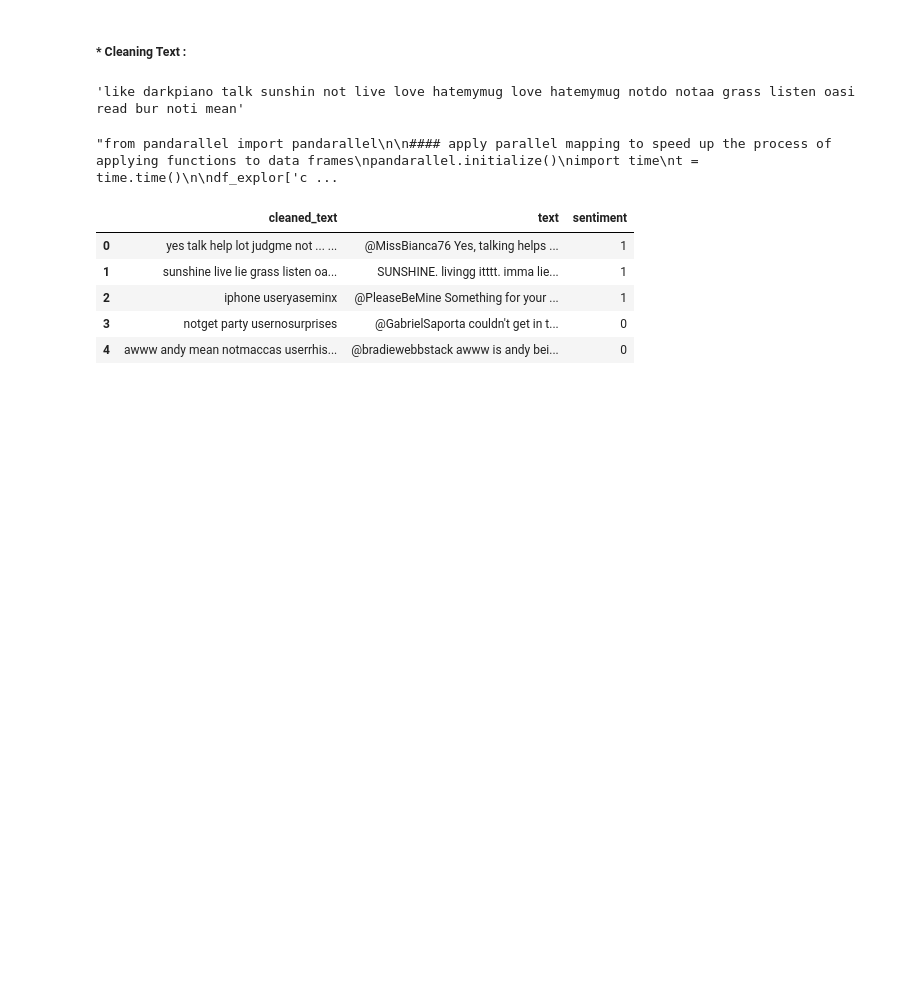
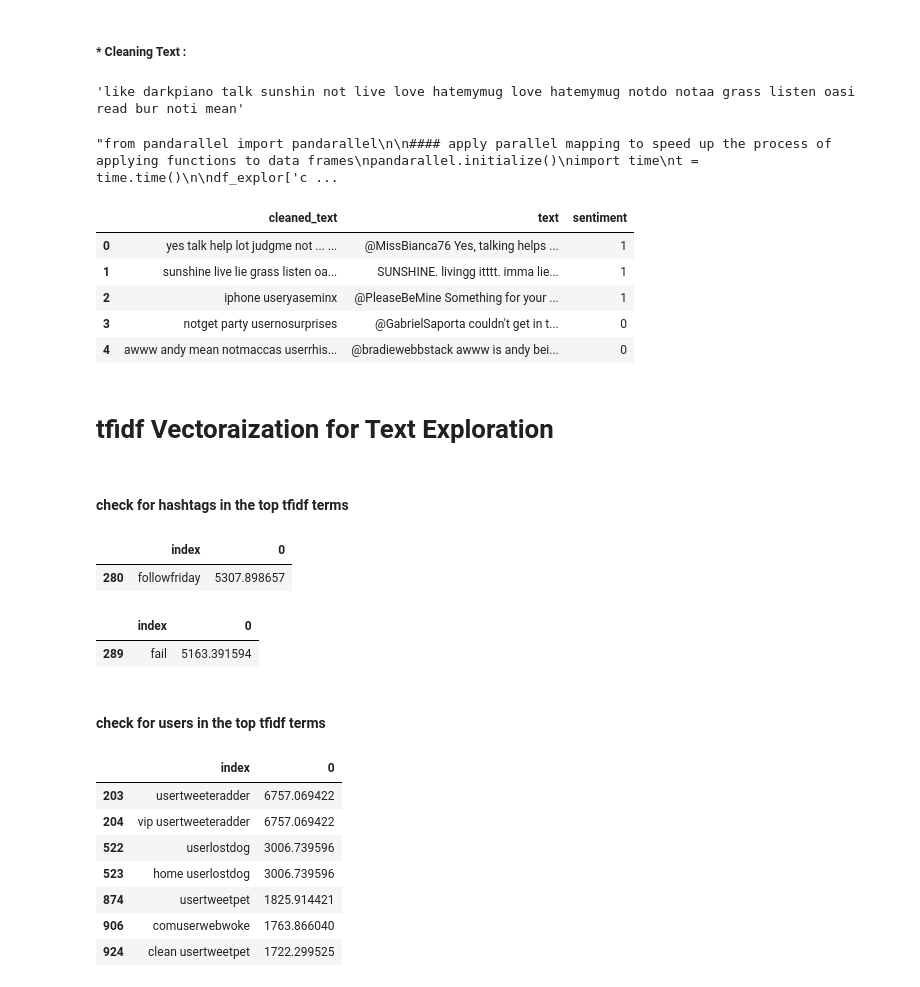
Before and after one commit to Mustafa-omer-mohammed/Tweets-Sentiment-Analysis-Binary-Classification-Problem, a Jupyter notebook: textual analysis.ipynb, the cells around one changed output. Saved outputs shown, nothing was run; the diff lists cells and outputs as text; code cells hidden in the pictures; blank space fills up the shorter version.

Commit message:
tfidf Vectoraization for Text Exploration
Implementing tfidf vectorizer to transform the text feature to tfidf matrix.

```diff
--- a/textual analysis.ipynb
+++ b/textual analysis.ipynb
@@ -379,3 +379,34 @@ df_explor[['cleaned_text' , 'text' , 'sentiment']][:5]
 | 2 | iphone useryaseminx | @PleaseBeMine Something for your ... | 1 |
 | 3 | notget party usernosurprises | @GabrielSaporta couldn't get in t... | 0 |
 | 4 | awww andy mean notmaccas userrhis... | @bradiewebbstack awww is andy bei... | 0 |
+# %% [markdown]
+# tfidf Vectoraization for Text Exploration
+# %%
+x = df_explor['cleaned_text']
+vectorizer = TfidfVectorizer(use_idf=True, norm=False , smooth_idf=True, lowercase=True ,ngram_range=(1,2), max_features=1000)
+vecs = vectorizer.fit_transform(x)
+feature_names = vectorizer.get_feature_names()
+dense = vecs.todense()
+lst1 = dense.tolist()
+df = pd.DataFrame(lst1, columns=feature_names)
+# df.head()
+# %%
+#take the tfidf values Sum accross all documents to \
+# sort the features in decending order accordingly
+freq = df.T.sum(axis=1)
+# %% [markdown]
+#### check for hashtags in the top tfidf terms
+# %%
+sorted_freq = freq.sort_values(ascending =False).reset_index()
+# %%
+sorted_freq[sorted_freq["index"]== "followfriday"]
+# %% [output]
+|  | index | 0 |
+| 280 | followfriday | 5307.898657 |
+# %%
+sorted_freq[sorted_freq["index"]== "fail"]
+# %% [output]
+|  | index | 0 |
+| 289 | fail | 5163.391594 |
+# %% [markdown]
+#### check for users in the top tfidf terms
@@ -381,0 +415,11 @@ df_explor[['cleaned_text' , 'text' , 'sentiment']][:5]
+# %%
+sorted_freq[sorted_freq['index'].str.contains("user")]
+# %% [output]
+|  | index | 0 |
+| 203 | usertweeteradder | 6757.069422 |
+| 204 | vip usertweeteradder | 6757.069422 |
+| 522 | userlostdog | 3006.739596 |
+| 523 | home userlostdog | 3006.739596 |
+| 874 | usertweetpet | 1825.914421 |
+| 906 | comuserwebwoke | 1763.866040 |
+| 924 | clean usertweetpet | 1722.299525 |
```
Also changed, not shown: parts of 1 cell of this notebook.
